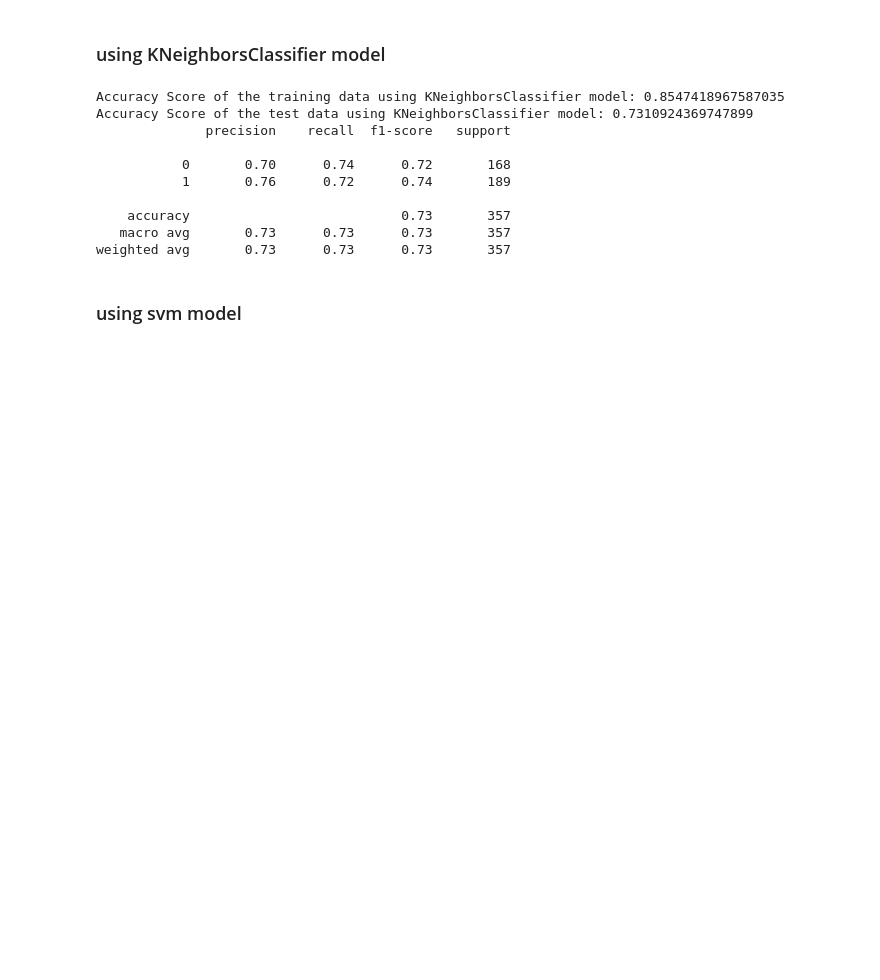
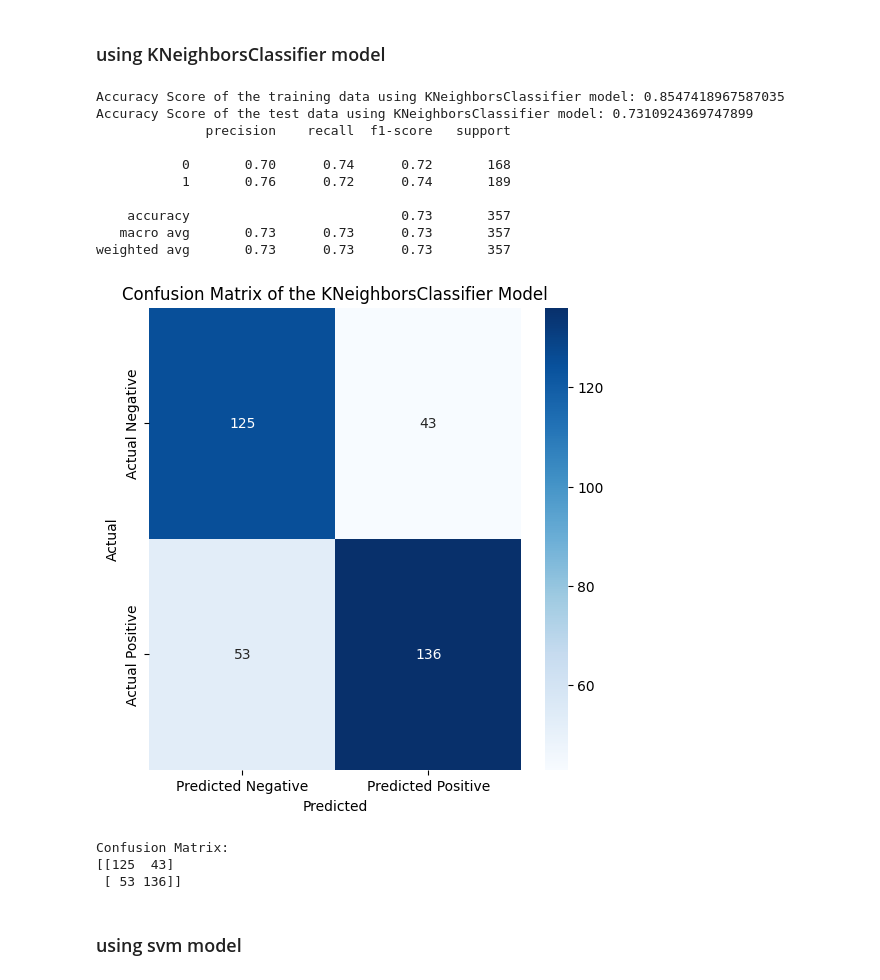
Before and after one commit to tawiahnyt/Heart-Disease-Prediction, a Jupyter notebook: heart_main.ipynb, the cells around one changed output. Drawn from its saved outputs; the diff is of its cells as text; code cells hidden in the pictures; blank space fills up the shorter version.

```diff
--- a/heart_main.ipynb
+++ b/heart_main.ipynb
@@ -225,6 +251,29 @@ Accuracy Score of the test data using KNeighborsClassifier model: 0.731092436974
     accuracy                           0.73       357
    macro avg       0.73      0.73      0.73       357
 weighted avg       0.73      0.73      0.73       357
+# %%
+# Make predictions on the test set
+y_pred = model.predict(X_test)
+
+# Get the confusion matrix
+cm = confusion_matrix(y_test, y_pred)
+
+# Optionally, plot the confusion matrix using Seaborn
+plt.figure(figsize=(6, 6))
+sns.heatmap(cm, annot=True, fmt='d', cmap='Blues', xticklabels=['Predicted Negative', 'Predicted Positive'], yticklabels=['Actual Negative', 'Actual Positive'])
+plt.xlabel('Predicted')
+plt.ylabel('Actual')
+plt.title('Confusion Matrix of the KNeighborsClassifier Model')
+plt.show()
+
+# You can print it to see the matrix in text form
+print("Confusion Matrix:")
+print(cm)
+# %% [output]
+[figure, added]
+Confusion Matrix:
+[[125  43]
+ [ 53 136]]
 # %% [markdown]
 ### using svm model
 # %%
```
Also changed, not shown: parts of 23 cells of this notebook, 1 other file.
